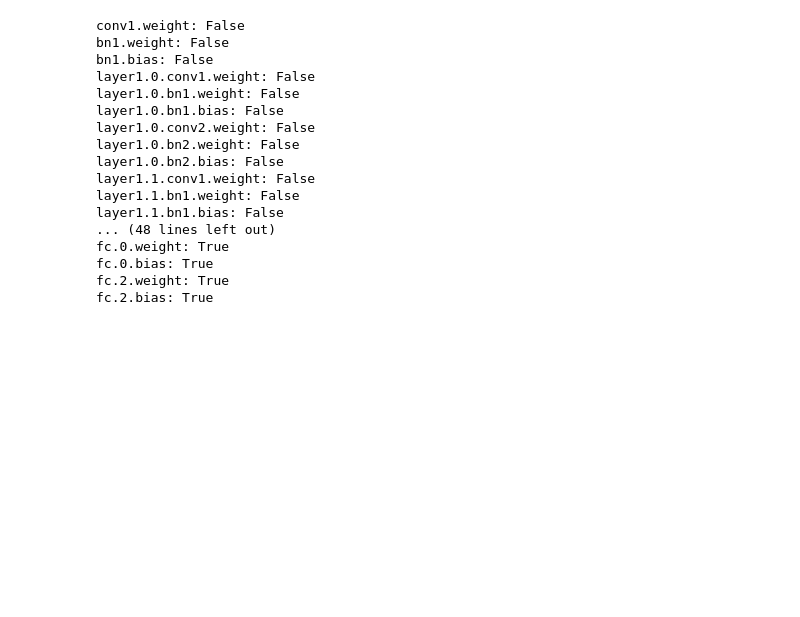
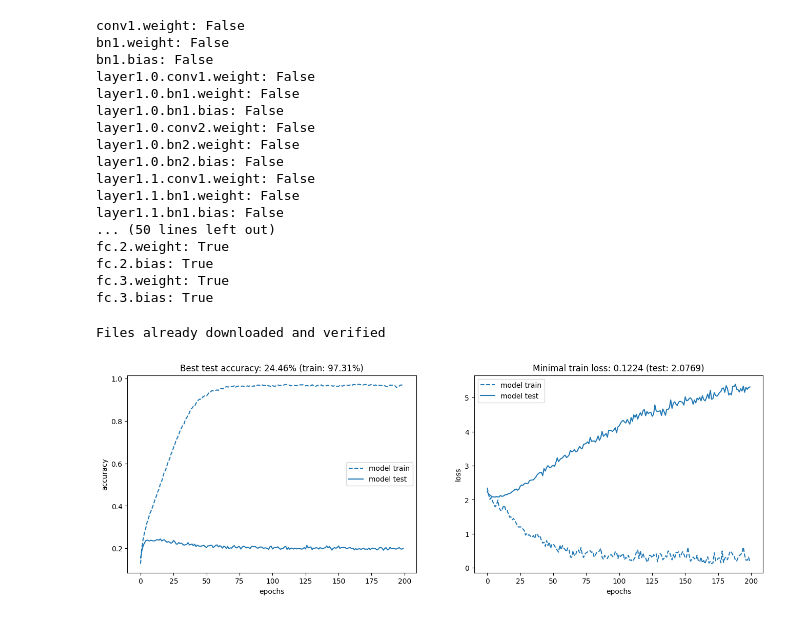
Before and after one commit to Kannute/SimCLRPytorch, a Jupyter notebook: run.ipynb, the cells around one changed output. Saved outputs shown, nothing was run; the diff lists cells and outputs as text; code cells hidden in the pictures; blank space fills up the shorter version.

```diff
--- a/run.ipynb
+++ b/run.ipynb
@@ -41,6 +39,6 @@ train_loader_1 = torch.utils.data.DataLoader(
 train_loader_2 = torch.utils.data.DataLoader(train_dataset_2, batch_size=256, shuffle=True, pin_memory=True, drop_last=True, generator=g)
 # %%
-model = ConvModel(out_dim=10, dataset='MNIST')
+model = ConvModel(out_dim=10, dataset='CIFAR10')
 
 #model.load_state_dict(torch.load('saved_models/model_final_cifar10_200_epochs.pth'))
-model.load_state_dict(torch.load('saved_models/MNISTpoPRetreningu.pth'))
+# model.load_state_dict(torch.load('saved_models/model_20122022_cifar10.pth'))
@@ -74,7 +57,7 @@ ConvModel(
 model.backbone.fc = torch.nn.Sequential(
     torch.nn.Linear(in_features=512, out_features=128, bias=True),
     torch.nn.ReLU(inplace=True),
-    # torch.nn.BatchNorm1d(128),
+    torch.nn.BatchNorm1d(128),
     torch.nn.Linear(in_features=128, out_features=10, bias=True),
 )
 # %%
@@ -96,8 +79,8 @@ layer1.0.bn2.bias: False
 layer1.1.conv1.weight: False
 layer1.1.bn1.weight: False
 layer1.1.bn1.bias: False
-... (48 lines left out)
-fc.0.weight: True
-fc.0.bias: True
+... (50 lines left out)
 fc.2.weight: True
 fc.2.bias: True
+fc.3.weight: True
+fc.3.bias: True
@@ -113,6 +89,8 @@ with torch.cuda.device(gpu_index):
 # %%
-head_dataset = datasets.MNIST('./datasets', download=True, train=False, transform=transforms.ToTensor()) #update of names to more suitable
+head_dataset = datasets.CIFAR10('./datasets', download=True, train=False, transform=transforms.ToTensor()) #update of names to more suitable
 head_loader = torch.utils.data.DataLoader(head_dataset, batch_size=256, shuffle=True, pin_memory=True, drop_last=True, generator=g)
+# %% [output]
+Files already downloaded and verified
 # %%
 optimizer = torch.optim.Adam(model.parameters(), 0.0003, weight_decay=1e-4)
 
@@ -121,7 +99,9 @@ scheduler = torch.optim.lr_scheduler.CosineAnnealingLR(optimizer, T_max=len(trai
 # %%
 train_size = int(0.8 * len(head_dataset))
 test_size = len(head_dataset) - train_size
 train_dataset, test_dataset = torch.utils.data.random_split(head_dataset, [train_size, test_size])
 trainer = HeadTrainer(train_dataset, test_dataset, batch_size=256)
-history = trainer.train(model, optimizer, n_epochs=200)
+history = trainer.train(model, optimizer, n_epochs=200, loss_fn=torch.nn.CrossEntropyLoss().to(device))
 show_results(model=history)
+# %% [output]
+[figure, added]
```
Also changed, not shown: parts of 15 cells of this notebook, 1 other file.
